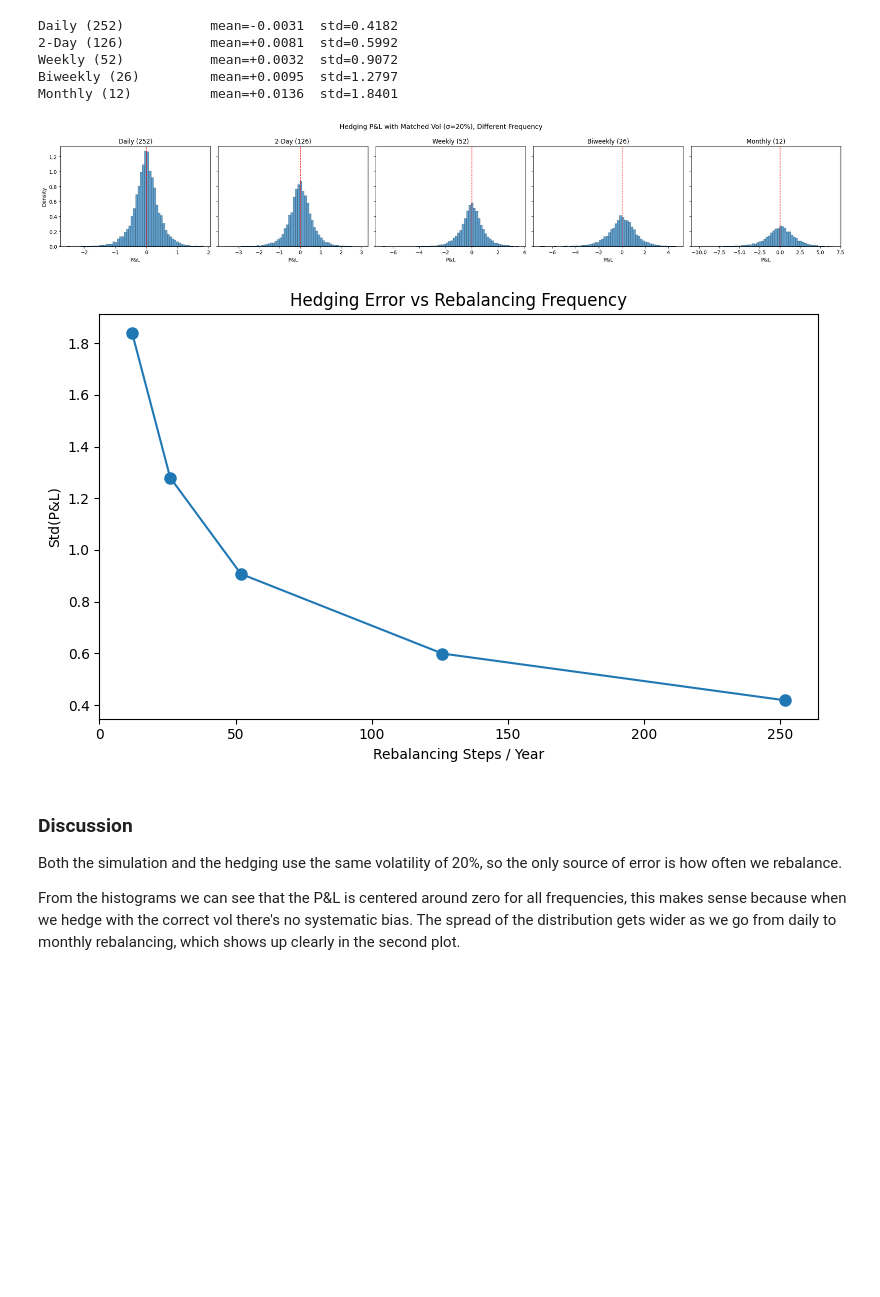
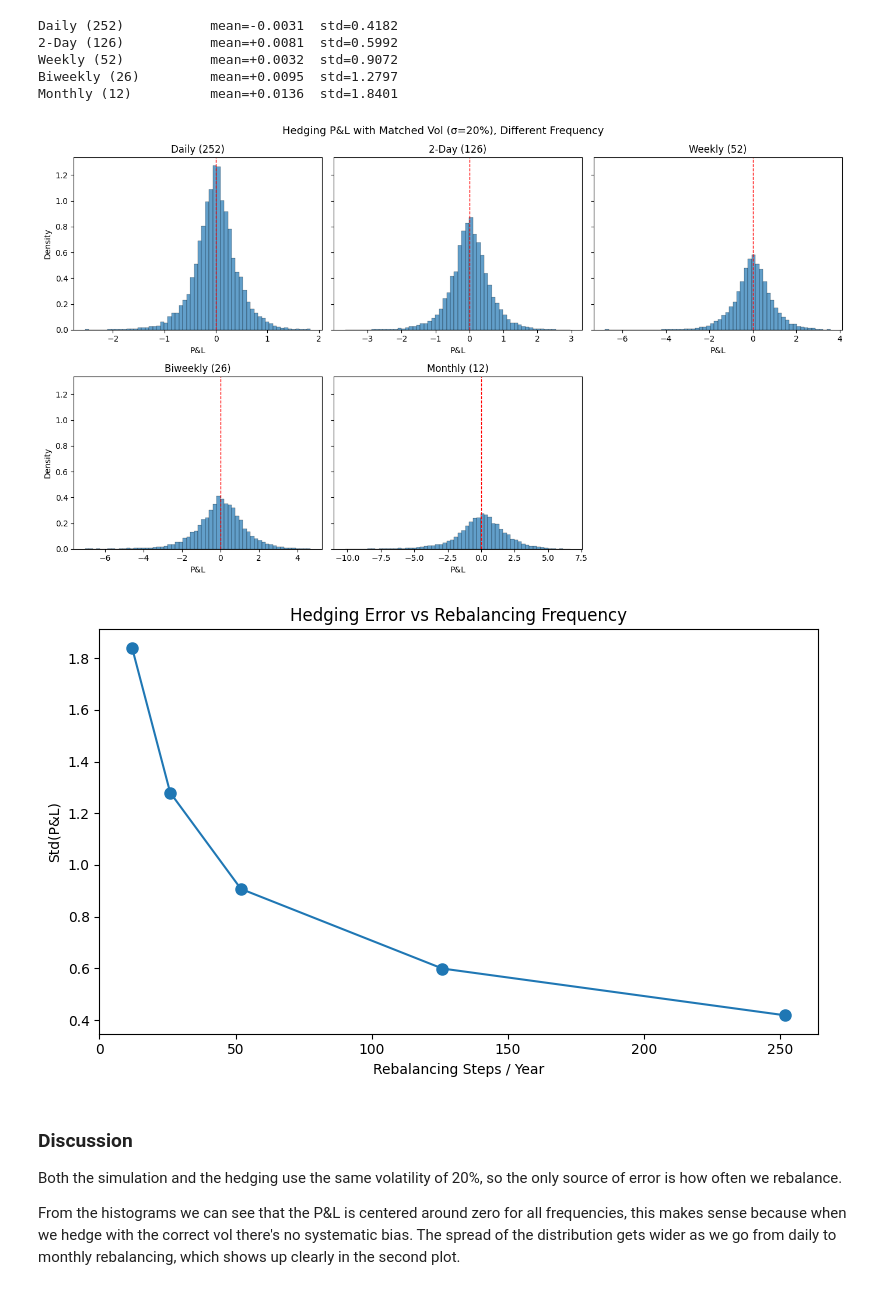
Before and after one commit to XthPB/Comp_Fin_1, a Jupyter notebook: 2.ipynb, the cells around one changed output. Drawn from its saved outputs; the diff is of its cells as text; code cells hidden in the pictures; blank space fills up the shorter version.

Commit message:
Modified the plots

```diff
--- a/2.ipynb
+++ b/2.ipynb
@@ -76,32 +76,38 @@ Biweekly (26)         mean=+0.0095  std=1.2797
 Monthly (12)          mean=+0.0136  std=1.8401
 # %%
 # P&L histograms
-fig, axes = plt.subplots(1, 5, figsize=(22, 10), sharey=True)
-for ax, (label, pnl) in zip(axes, res.items()):
+fig, axes = plt.subplots(2, 3, figsize=(14, 8), sharey=True)
+axes_flat = axes.flatten()
+
+for ax, (label, pnl) in zip(axes_flat, res.items()):
     ax.hist(pnl, bins=60, density=True, alpha=0.7, edgecolor="k", lw=0.3)
     ax.axvline(0, color="red", ls="--", lw=1)
     ax.set_title(label)
     ax.set_xlabel("P&L")
-axes[0].set_ylabel("Density")
+
+axes[0, 0].set_ylabel("Density")
+axes[1, 0].set_ylabel("Density")
+axes_flat[-1].set_visible(False)
+
 fig.suptitle("Hedging P&L with Matched Vol (σ=20%), Different Frequency", fontsize=13)
 plt.tight_layout()
-# plt.savefig("task1_histograms.png", dpi=150)
+plt.savefig("task1_histograms.png", dpi=150)
 plt.show()
 
 # Std vs frequency
 ns = list(freqs.values())
 sds = [np.std(res[l]) for l in freqs]
 
 fig, ax = plt.subplots(figsize=(8, 5))
 ax.plot(ns, sds, "o-", ms=8)
 ax.set_xlabel("Rebalancing Steps / Year")
 ax.set_ylabel("Std(P&L)")
 ax.set_title("Hedging Error vs Rebalancing Frequency")
 plt.tight_layout()
 # plt.savefig("task1_std_vs_freq.png", dpi=150)
 plt.show()
 # %% [output]
-[figure, old version]
+[figure, new version]
 [figure]
 # %% [markdown]
 ### Discussion
```
Also changed, not shown: parts of 4 cells of this notebook.
